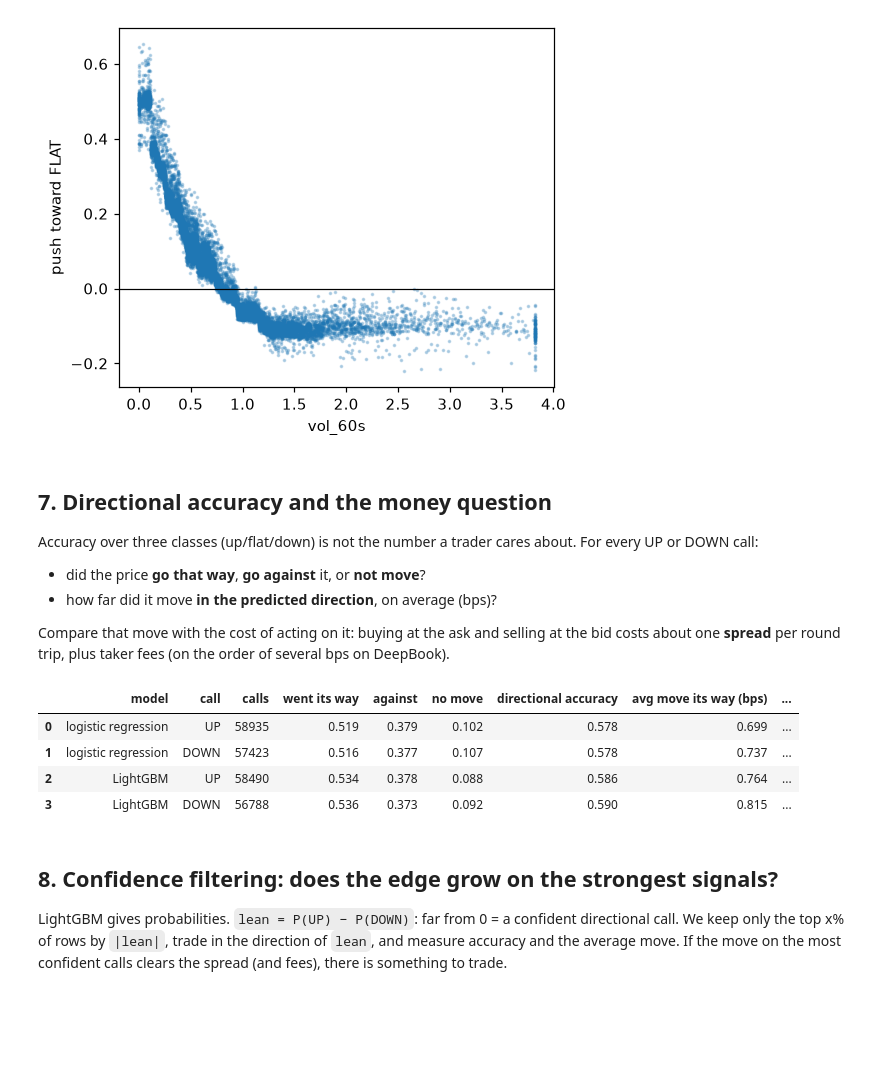
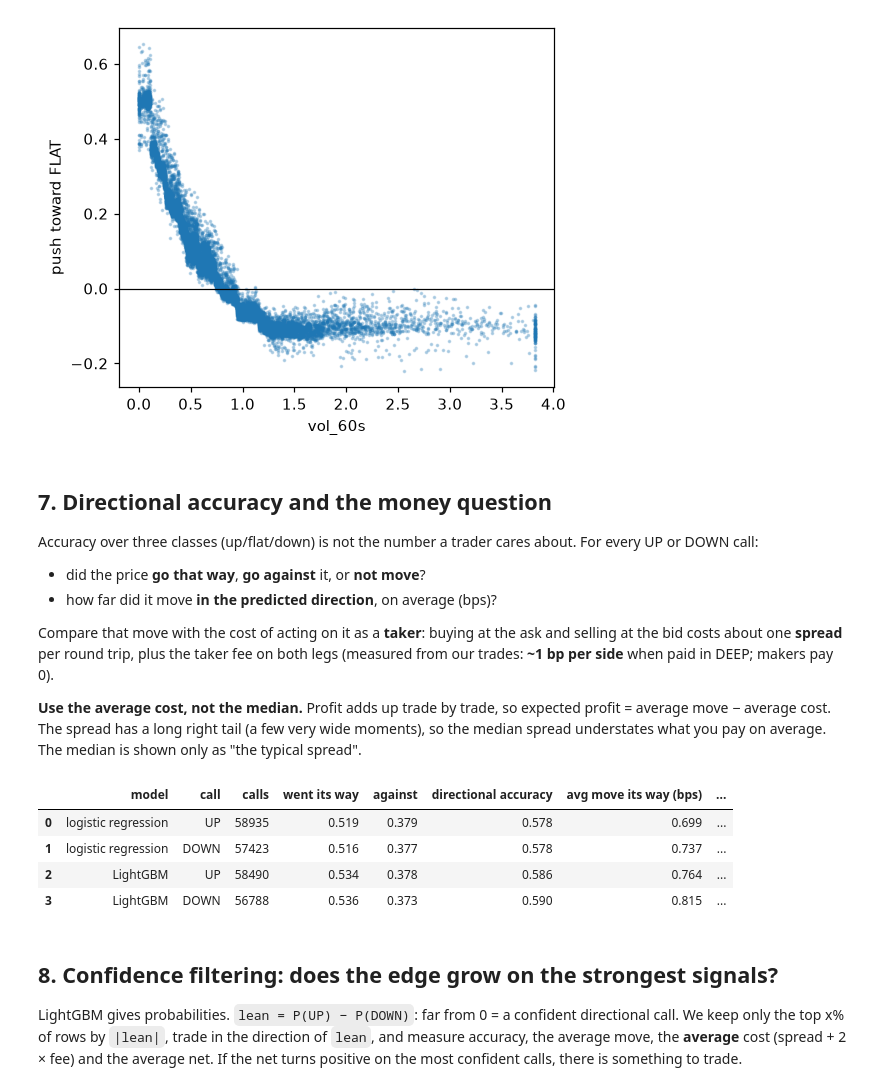
Before and after one commit to codecustard/deepbook-flowcast, a Jupyter notebook: notebooks/02_models.ipynb, the cells around one changed output. Saved outputs shown, nothing was run; the diff lists cells and outputs as text; code cells hidden in the pictures; blank space fills up the shorter version.

```diff
--- a/notebooks/02_models.ipynb
+++ b/notebooks/02_models.ipynb
@@ -237,30 +237,38 @@ Accuracy over three classes (up/flat/down) is not the number a trader cares abou
 - did the price **go that way**, **go against** it, or **not move**?
 - how far did it move **in the predicted direction**, on average (bps)?
 
-Compare that move with the cost of acting on it: buying at the ask and selling at the bid costs about one
-**spread** per round trip, plus taker fees (on the order of several bps on DeepBook).
+Compare that move with the cost of acting on it as a **taker**: buying at the ask and selling at the bid costs about one
+**spread** per round trip, plus the taker fee on both legs (measured from our trades: **~1 bp per side** when paid in
+DEEP; makers pay 0).
+
+**Use the average cost, not the median.** Profit adds up trade by trade, so expected profit = average move − average
+cost. The spread has a long right tail (a few very wide moments), so the median spread understates what you pay on
+average. The median is shown only as "the typical spread".
 # %%
 # What happened after each UP / DOWN call
+FEE_BPS = 1.0                                                   # taker fee per side, measured from trades
 rows = []
 for name, p in pred.items():
     for side, s in (("UP", 1), ("DOWN", -1)):
         m = p == s
         g = s * ret[m]                                         # move in the predicted direction, bps
+        cost = X.spread_bps.to_numpy()[m] + 2 * FEE_BPS        # round trip as a taker
         rows.append({"model": name, "call": side, "calls": m.sum(), "went its way": np.mean(g > 0),
-                     "against": np.mean(g < 0), "no move": np.mean(g == 0),
-                     "directional accuracy": np.mean(g > 0) / np.mean(g != 0),
-                     "avg move its way (bps)": g.mean(), "median spread (bps)": np.median(X.spread_bps[m])})
+                     "against": np.mean(g < 0), "directional accuracy": np.mean(g > 0) / np.mean(g != 0),
+                     "avg move its way (bps)": g.mean(), "median spread": np.median(X.spread_bps[m]),
+                     "avg cost (bps)": cost.mean(), "avg net (bps)": (g - cost).mean()})
 pd.DataFrame(rows).round(3)
 # %% [output]
-|  | model | call | calls | went its way | against | no move | directional accuracy | avg move its way (bps) | ... |
-| 0 | logistic regression | UP | 58935 | 0.519 | 0.379 | 0.102 | 0.578 | 0.699 | ... |
-| 1 | logistic regression | DOWN | 57423 | 0.516 | 0.377 | 0.107 | 0.578 | 0.737 | ... |
-| 2 | LightGBM | UP | 58490 | 0.534 | 0.378 | 0.088 | 0.586 | 0.764 | ... |
-| 3 | LightGBM | DOWN | 56788 | 0.536 | 0.373 | 0.092 | 0.590 | 0.815 | ... |
+|  | model | call | calls | went its way | against | directional accuracy | avg move its way (bps) | ... |
+| 0 | logistic regression | UP | 58935 | 0.519 | 0.379 | 0.578 | 0.699 | ... |
+| 1 | logistic regression | DOWN | 57423 | 0.516 | 0.377 | 0.578 | 0.737 | ... |
+| 2 | LightGBM | UP | 58490 | 0.534 | 0.378 | 0.586 | 0.764 | ... |
+| 3 | LightGBM | DOWN | 56788 | 0.536 | 0.373 | 0.590 | 0.815 | ... |
 # %% [markdown]
 ## 8. Confidence filtering: does the edge grow on the strongest signals?
 
 LightGBM gives probabilities. `lean = P(UP) − P(DOWN)`: far from 0 = a confident directional call.
-We keep only the top x% of rows by `|lean|`, trade in the direction of `lean`, and measure accuracy and the average
-move. If the move on the most confident calls clears the spread (and fees), there is something to trade.
+We keep only the top x% of rows by `|lean|`, trade in the direction of `lean`, and measure accuracy, the average
+move, the **average** cost (spread + 2 × fee) and the average net. If the net turns positive on the most confident
+calls, there is something to trade.
 # %%
```
Also changed, not shown: parts of 3 cells of this notebook.
